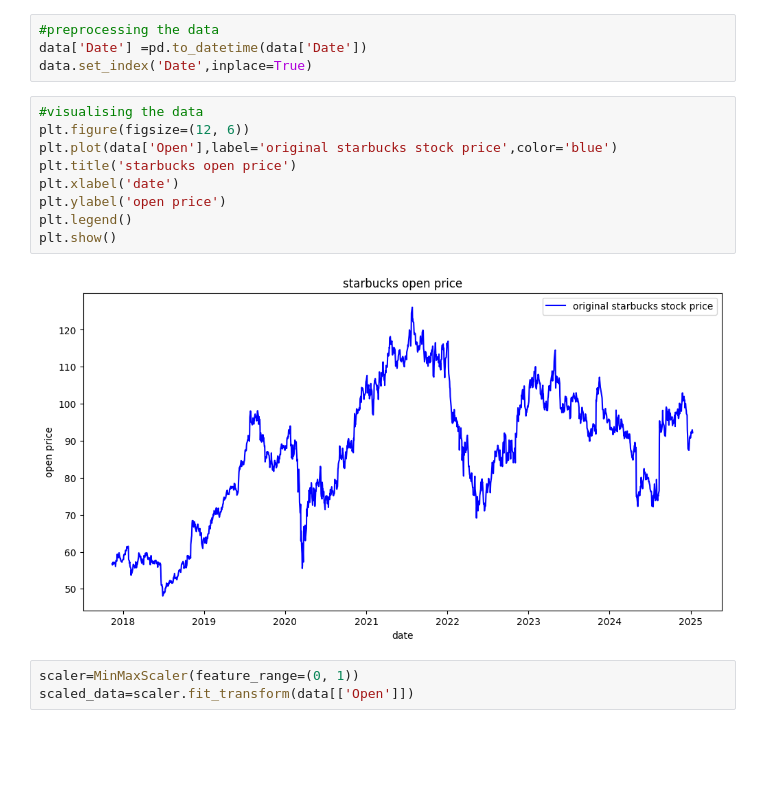
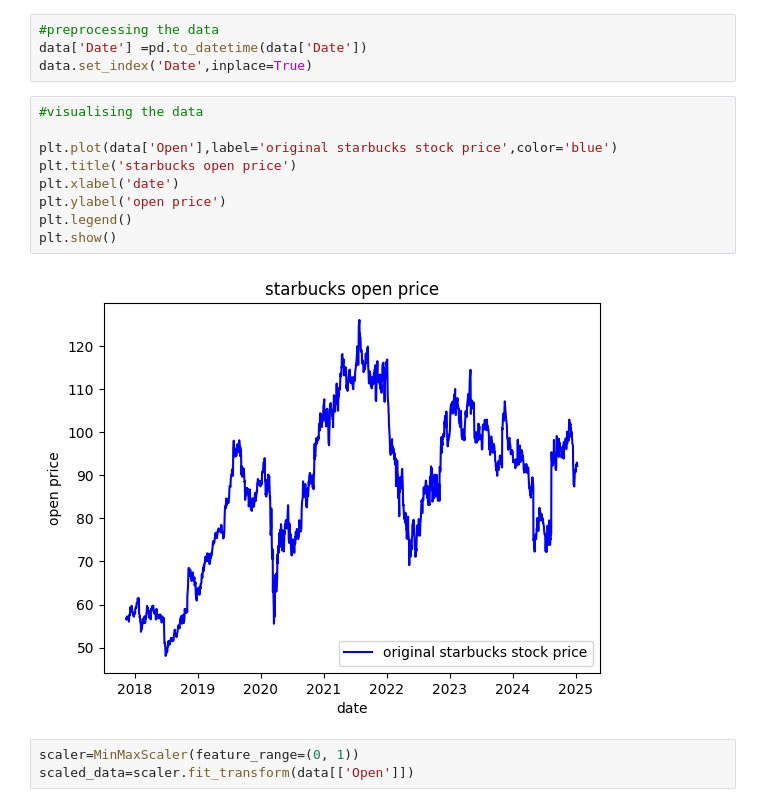
Before and after one commit to reghuramk/dl-group-project, a Jupyter notebook: bhumika/timeseries_dnnmodel.ipynb, the cells around one changed output. Saved outputs shown, nothing was run; the diff lists cells and outputs as text; blank space fills up the shorter version.

```diff
--- a/bhumika/timeseries_dnnmodel.ipynb
+++ b/bhumika/timeseries_dnnmodel.ipynb
@@ -24,15 +24,15 @@ data['Date'] =pd.to_datetime(data['Date'])
 data.set_index('Date',inplace=True)
 # %%
 #visualising the data
-plt.figure(figsize=(12, 6))
+
 plt.plot(data['Open'],label='original starbucks stock price',color='blue')
 plt.title('starbucks open price')
 plt.xlabel('date')
 plt.ylabel('open price')
 plt.legend()
 plt.show()
 # %% [output]
-[figure, old version]
+[figure, new version]
 # %%
 scaler=MinMaxScaler(feature_range=(0, 1))
 scaled_data=scaler.fit_transform(data[['Open']])
```
Also changed, not shown: parts of 4 cells of this notebook.
